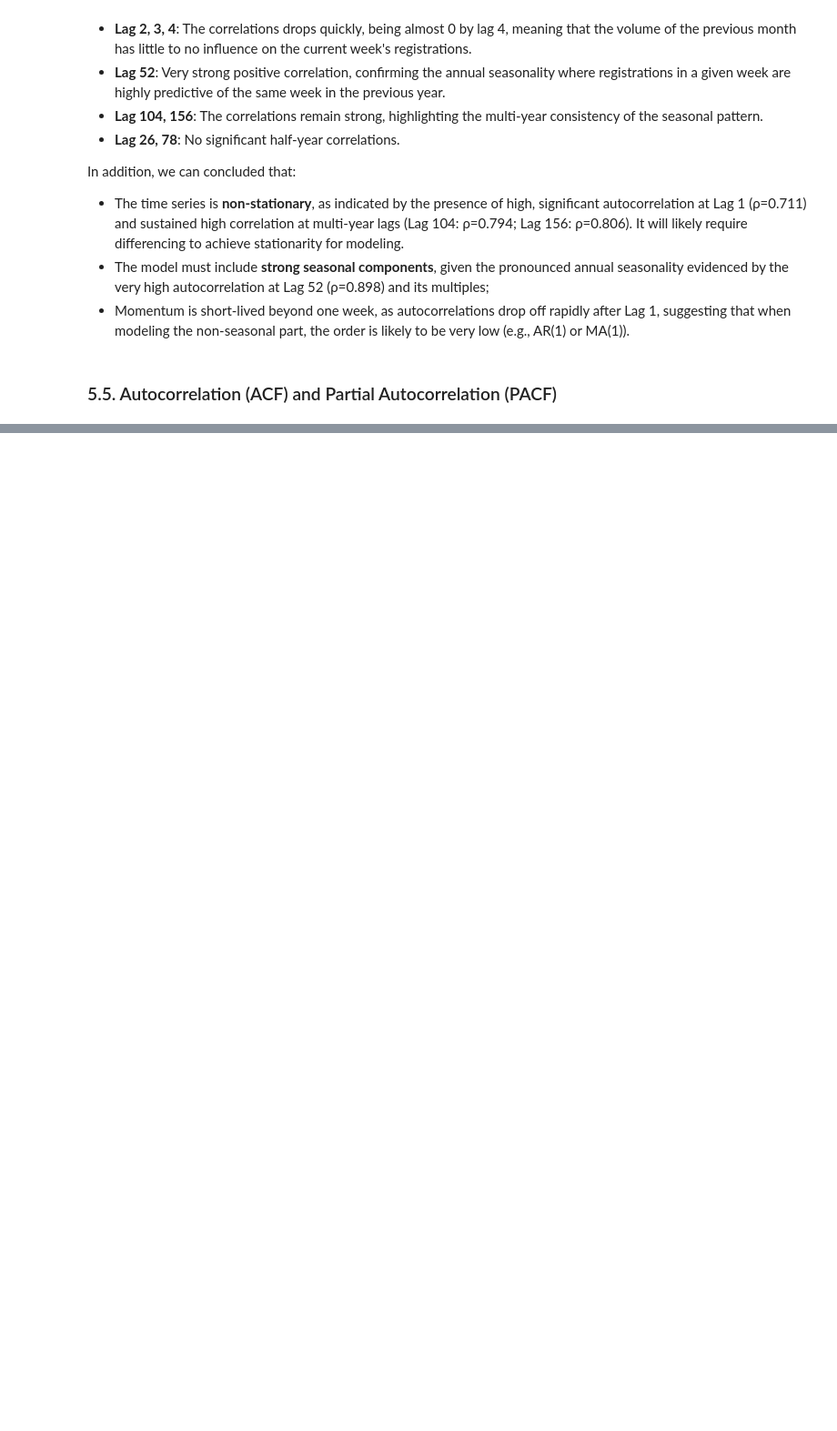
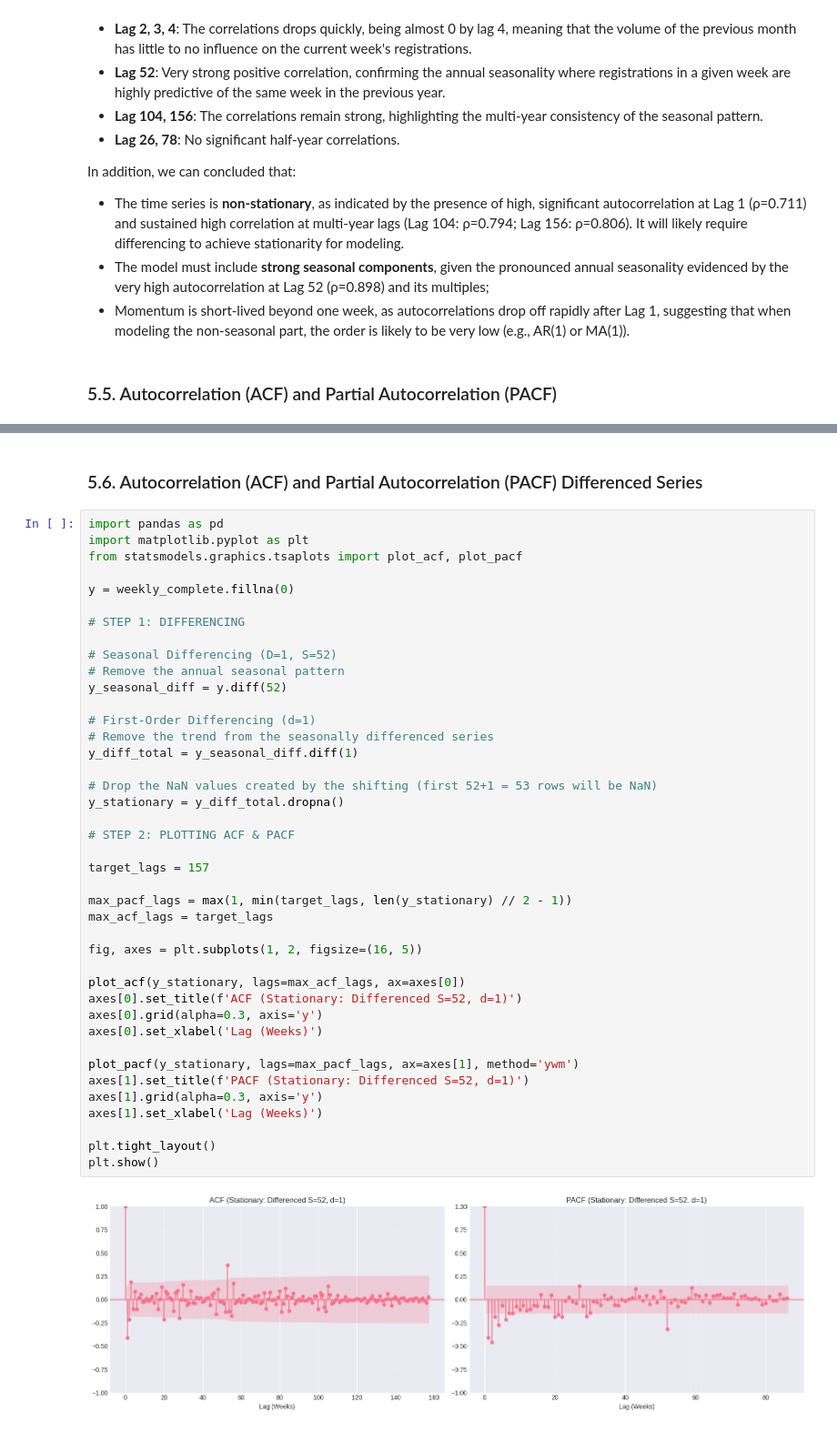
Before and after one commit to franciscopana/M.IA_Time-Series-Forecasting, a Jupyter notebook: eda.ipynb, the cells around one changed output, grey strips where cells are left out. Shown at 91% size. Cells and saved outputs as stored; diff of their text form; blank space fills up the shorter version.

```diff
--- a/eda.ipynb
+++ b/eda.ipynb
@@ -1031,0 +1019,45 @@ Additionally, the PACF confirms that the prediction of the current week's regist
+# %% [markdown]
+### 5.6. Autocorrelation (ACF) and Partial Autocorrelation (PACF) Differenced Series
+# %%
+import pandas as pd
+import matplotlib.pyplot as plt
+from statsmodels.graphics.tsaplots import plot_acf, plot_pacf
+
+y = weekly_complete.fillna(0)
+
+# STEP 1: DIFFERENCING
+
+# Seasonal Differencing (D=1, S=52)
+# Remove the annual seasonal pattern
+y_seasonal_diff = y.diff(52)
+
+# First-Order Differencing (d=1)
+# Remove the trend from the seasonally differenced series
+y_diff_total = y_seasonal_diff.diff(1)
+
+# Drop the NaN values created by the shifting (first 52+1 = 53 rows will be NaN)
+y_stationary = y_diff_total.dropna()
+
+# STEP 2: PLOTTING ACF & PACF
+
+target_lags = 157
+
+max_pacf_lags = max(1, min(target_lags, len(y_stationary) // 2 - 1))
+max_acf_lags = target_lags
+
+fig, axes = plt.subplots(1, 2, figsize=(16, 5))
+
+plot_acf(y_stationary, lags=max_acf_lags, ax=axes[0])
+axes[0].set_title(f'ACF (Stationary: Differenced S=52, d=1)')
+axes[0].grid(alpha=0.3, axis='y')
+axes[0].set_xlabel('Lag (Weeks)')
+
+plot_pacf(y_stationary, lags=max_pacf_lags, ax=axes[1], method='ywm')
+axes[1].set_title(f'PACF (Stationary: Differenced S=52, d=1)')
+axes[1].grid(alpha=0.3, axis='y')
+axes[1].set_xlabel('Lag (Weeks)')
+
+plt.tight_layout()
+plt.show()
+# %% [output]
+[figure, added]
```
Also changed, not shown: parts of 14 cells of this notebook.
